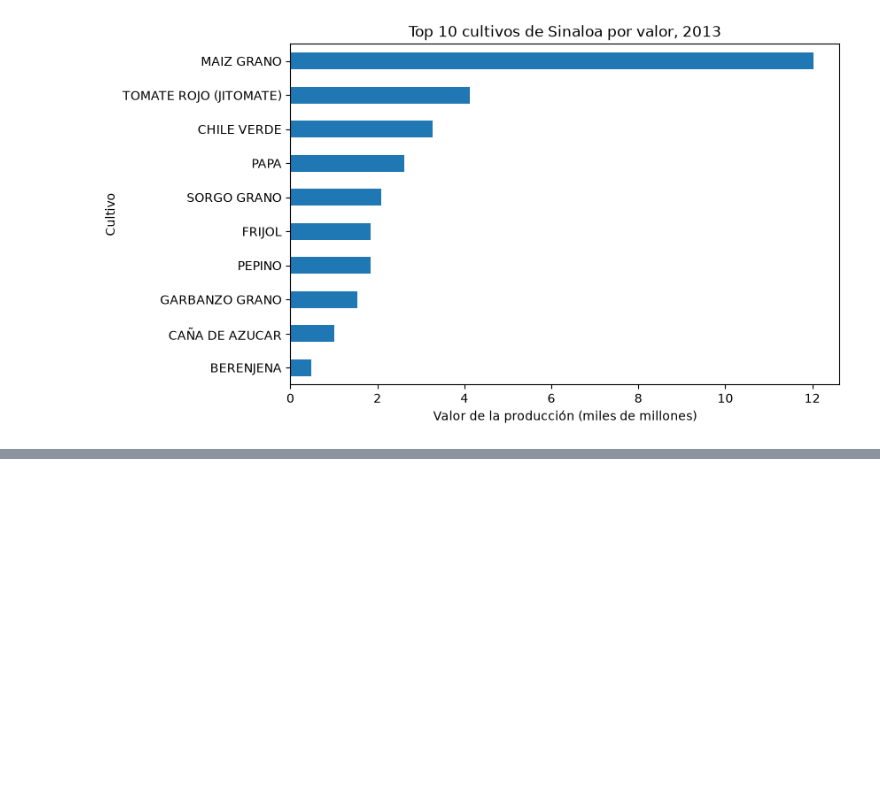
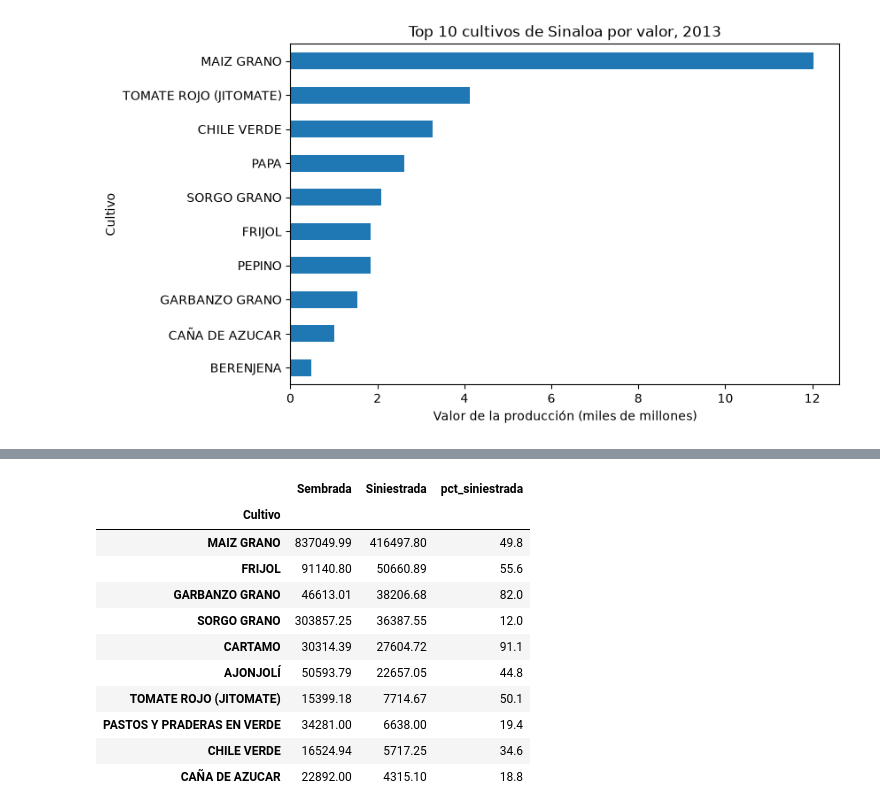
Before and after one commit to carlos-aispuro/agro-sinaloa, a Jupyter notebook: notebooks/01_exploracion.ipynb, the cells around one changed output, grey strips where cells are left out. Drawn from its saved outputs; the diff is of its cells as text; code cells hidden in the pictures; blank space fills up the shorter version.

```diff
--- a/notebooks/01_exploracion.ipynb
+++ b/notebooks/01_exploracion.ipynb
@@ -110,0 +209,24 @@ plt.show()
+# %%
+s2011 = sinaloa[sinaloa["AñoAgricola"] == 2011]
+
+por_cultivo = (
+    s2011.groupby("Cultivo")[["Sembrada", "Siniestrada"]]
+    .sum()
+    .sort_values("Siniestrada", ascending=False)
+    .head(10)
+)
+por_cultivo["pct_siniestrada"] = (por_cultivo["Siniestrada"] / por_cultivo["Sembrada"] * 100).round(1)
+por_cultivo
+# %% [output]
+|  | Sembrada | Siniestrada | pct_siniestrada |
+| Cultivo |  |  |  |
+| MAIZ GRANO | 837049.99 | 416497.80 | 49.8 |
+| FRIJOL | 91140.80 | 50660.89 | 55.6 |
+| GARBANZO GRANO | 46613.01 | 38206.68 | 82.0 |
+| SORGO GRANO | 303857.25 | 36387.55 | 12.0 |
+| CARTAMO | 30314.39 | 27604.72 | 91.1 |
+| AJONJOLÍ | 50593.79 | 22657.05 | 44.8 |
+| TOMATE ROJO (JITOMATE) | 15399.18 | 7714.67 | 50.1 |
+| PASTOS Y PRADERAS EN VERDE | 34281.00 | 6638.00 | 19.4 |
+| CHILE VERDE | 16524.94 | 5717.25 | 34.6 |
+| CAÑA DE AZUCAR | 22892.00 | 4315.10 | 18.8 |
```
Also changed, not shown: parts of 13 cells of this notebook.
